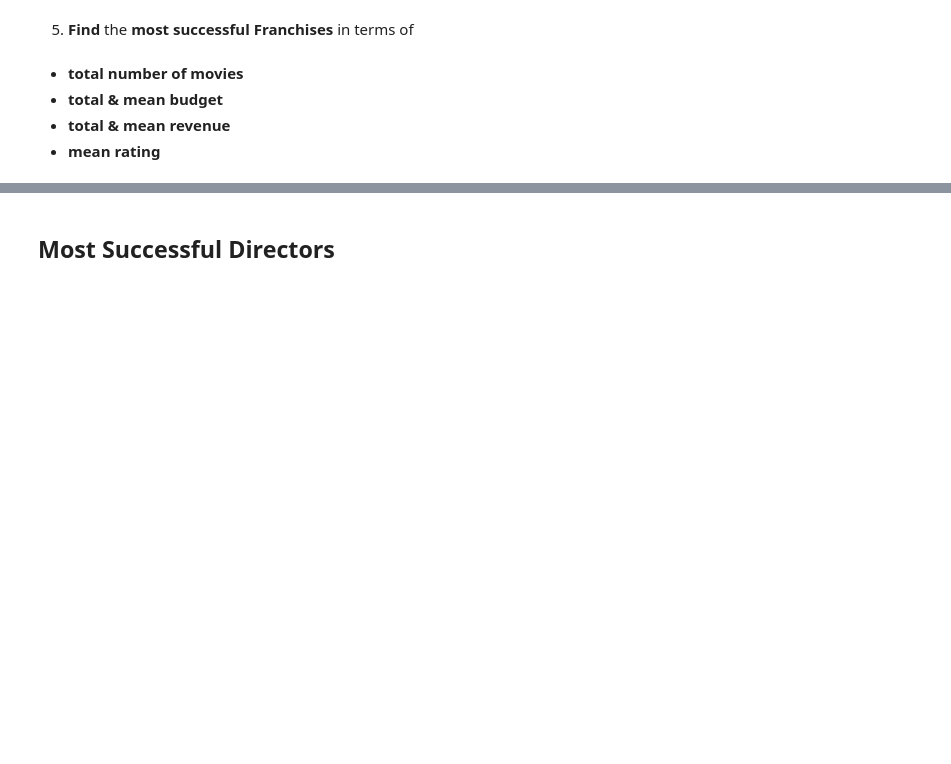
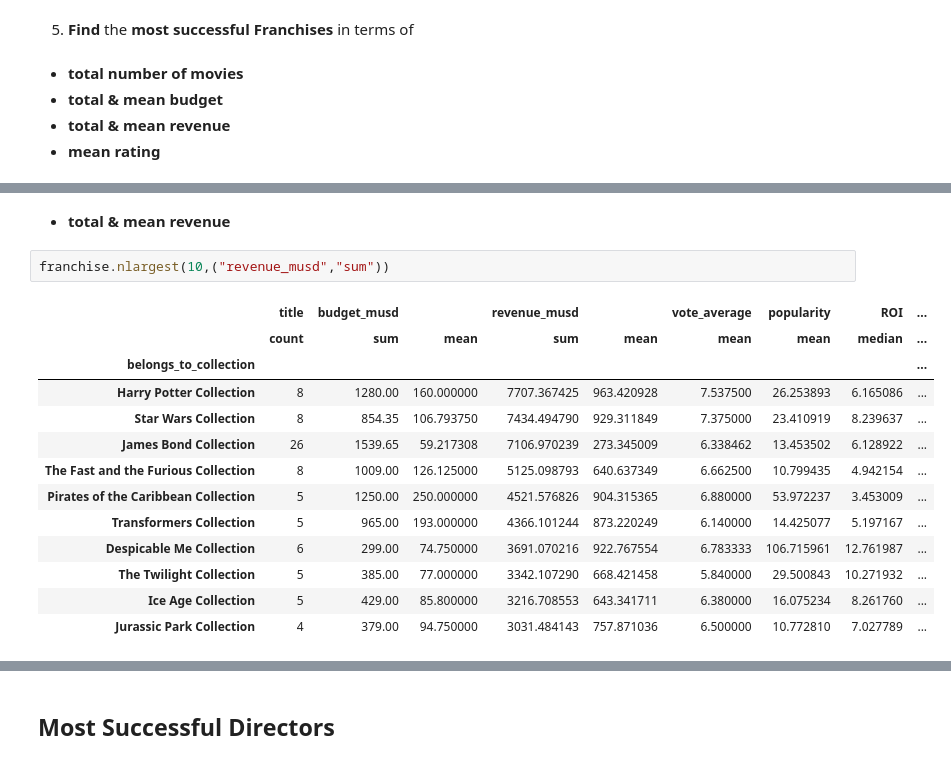
Before and after one commit to jruizdavalos/data-science-projects, a Jupyter notebook: 01-Project/Project_01_ProjectBrief_blank.ipynb, the cells around one changed output, grey strips where cells are left out. Cells and saved outputs as stored; diff of their text form; blank space fills up the shorter version.

```diff
--- a/01-Project/Project_01_ProjectBrief_blank.ipynb
+++ b/01-Project/Project_01_ProjectBrief_blank.ipynb
@@ -250,0 +837,18 @@ __Franchise vs. Stand-alone: Average Rating__
+# %% [markdown]
+- __total & mean revenue__
+# %%
+franchise.nlargest(10,("revenue_musd","sum"))
+# %% [output]
+|  | title | budget_musd |  | revenue_musd |  | vote_average | popularity | ROI | ... |
+|  | count | sum | mean | sum | mean | mean | mean | median | ... |
+| belongs_to_collection |  |  |  |  |  |  |  |  | ... |
+| Harry Potter Collection | 8 | 1280.00 | 160.000000 | 7707.367425 | 963.420928 | 7.537500 | 26.253893 | 6.165086 | ... |
+| Star Wars Collection | 8 | 854.35 | 106.793750 | 7434.494790 | 929.311849 | 7.375000 | 23.410919 | 8.239637 | ... |
+| James Bond Collection | 26 | 1539.65 | 59.217308 | 7106.970239 | 273.345009 | 6.338462 | 13.453502 | 6.128922 | ... |
+| The Fast and the Furious Collection | 8 | 1009.00 | 126.125000 | 5125.098793 | 640.637349 | 6.662500 | 10.799435 | 4.942154 | ... |
+| Pirates of the Caribbean Collection | 5 | 1250.00 | 250.000000 | 4521.576826 | 904.315365 | 6.880000 | 53.972237 | 3.453009 | ... |
+| Transformers Collection | 5 | 965.00 | 193.000000 | 4366.101244 | 873.220249 | 6.140000 | 14.425077 | 5.197167 | ... |
+| Despicable Me Collection | 6 | 299.00 | 74.750000 | 3691.070216 | 922.767554 | 6.783333 | 106.715961 | 12.761987 | ... |
+| The Twilight Collection | 5 | 385.00 | 77.000000 | 3342.107290 | 668.421458 | 5.840000 | 29.500843 | 10.271932 | ... |
+| Ice Age Collection | 5 | 429.00 | 85.800000 | 3216.708553 | 643.341711 | 6.380000 | 16.075234 | 8.261760 | ... |
+| Jurassic Park Collection | 4 | 379.00 | 94.750000 | 3031.484143 | 757.871036 | 6.500000 | 10.772810 | 7.027789 | ... |
```
Also changed, not shown: parts of 76 cells of this notebook, 2 other files.
